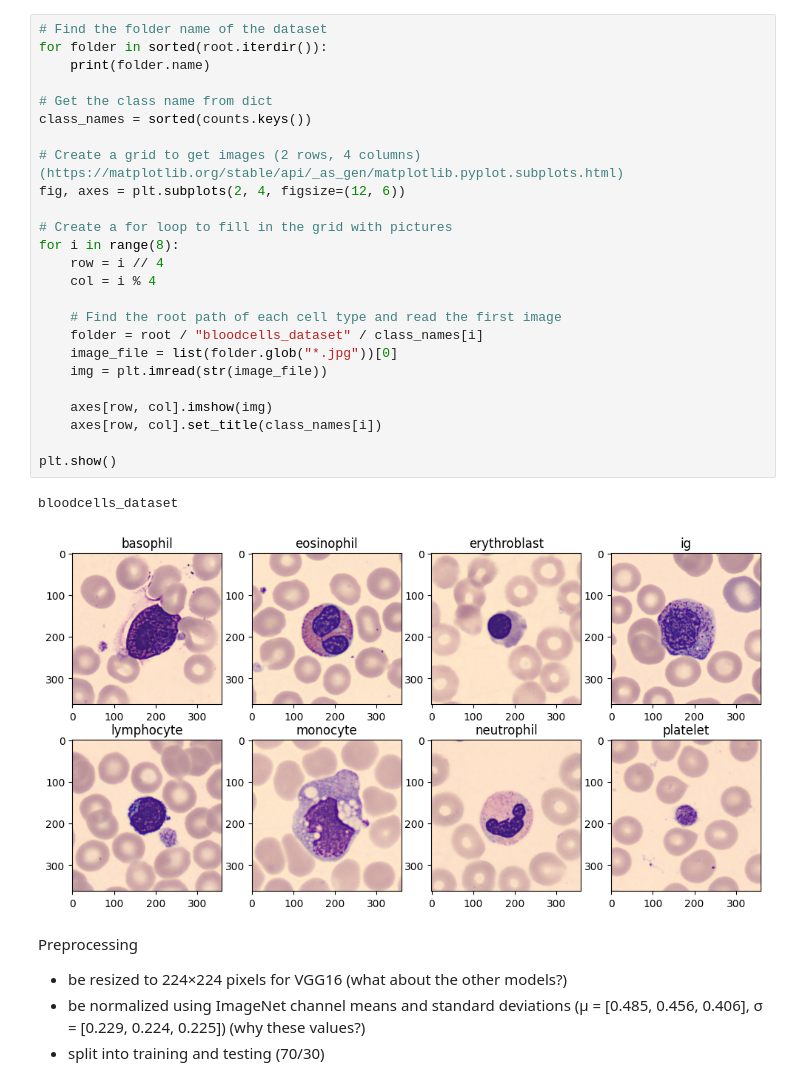
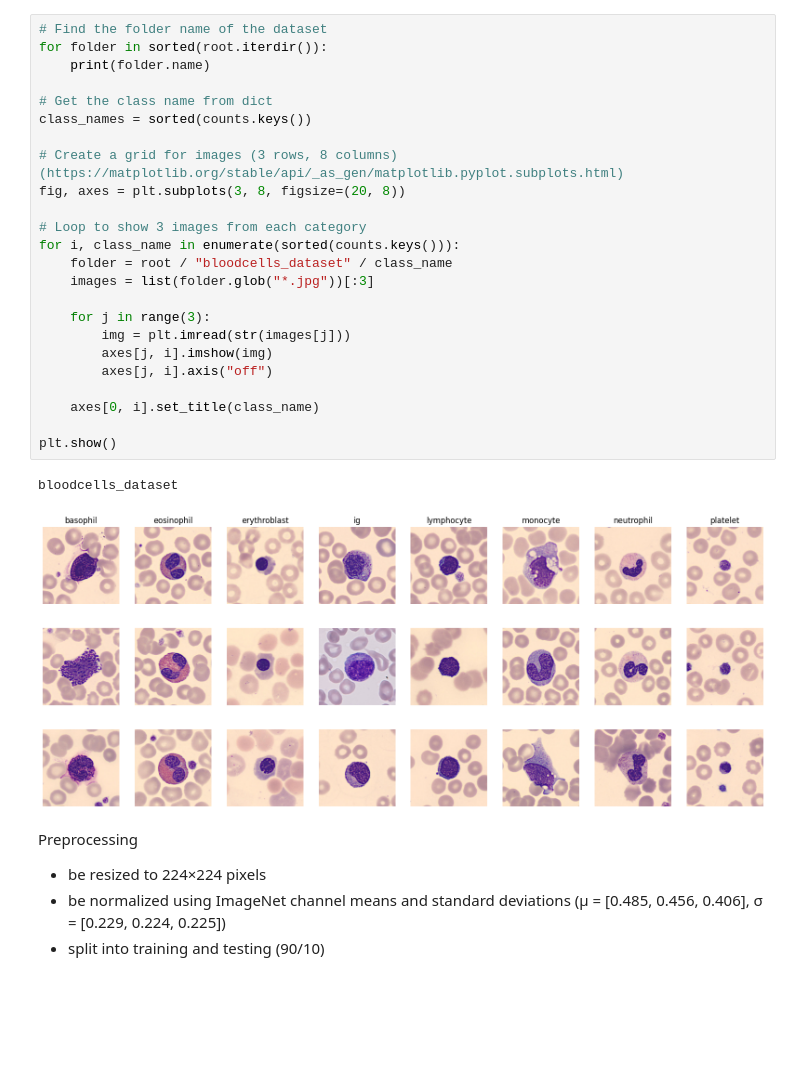
Before and after one commit to yumna-khan/blood-cell-image-classification, a Jupyter notebook: Blood_Cell_Classification.ipynb, the cells around one changed output. Saved outputs shown, nothing was run; the diff lists cells and outputs as text; blank space fills up the shorter version.

```diff
--- a/Blood_Cell_Classification.ipynb
+++ b/Blood_Cell_Classification.ipynb
@@ -52,33 +60,32 @@ platelet - found: 2348 expected: 2348
 # %%
 # Find the folder name of the dataset
 for folder in sorted(root.iterdir()):
     print(folder.name)
 
 # Get the class name from dict
 class_names = sorted(counts.keys())
 
-# Create a grid to get images (2 rows, 4 columns) (https://matplotlib.org/stable/api/_as_gen/matplotlib.pyplot.subplots.html)
-fig, axes = plt.subplots(2, 4, figsize=(12, 6))
+# Create a grid for images (3 rows, 8 columns) (https://matplotlib.org/stable/api/_as_gen/matplotlib.pyplot.subplots.html)
+fig, axes = plt.subplots(3, 8, figsize=(20, 8))
 
-# Create a for loop to fill in the grid with pictures
-for i in range(8):
-    row = i // 4
-    col = i % 4
+# Loop to show 3 images from each category
+for i, class_name in enumerate(sorted(counts.keys())):
+    folder = root / "bloodcells_dataset" / class_name
+    images = list(folder.glob("*.jpg"))[:3]
 
-    # Find the root path of each cell type and read the first image
-    folder = root / "bloodcells_dataset" / class_names[i]
-    image_file = list(folder.glob("*.jpg"))[0]
-    img = plt.imread(str(image_file))
+    for j in range(3):
+        img = plt.imread(str(images[j]))
+        axes[j, i].imshow(img)
+        axes[j, i].axis("off")
 
-    axes[row, col].imshow(img)
-    axes[row, col].set_title(class_names[i])
+    axes[0, i].set_title(class_name)
 
 plt.show()
 # %% [output]
 bloodcells_dataset
-[figure, old version]
+[figure, new version]
 # %% [markdown]
 Preprocessing
-- be resized to 224×224 pixels for VGG16 (what about the other models?)
-- be normalized using ImageNet channel means and standard deviations (μ = [0.485, 0.456, 0.406], σ = [0.229, 0.224, 0.225]) (why these values?)
-- split into training and testing (70/30)
+- be resized to 224×224 pixels
+- be normalized using ImageNet channel means and standard deviations (μ = [0.485, 0.456, 0.406], σ = [0.229, 0.224, 0.225])
+- split into training and testing (90/10)
```
Also changed, not shown: parts of 8 cells of this notebook.
